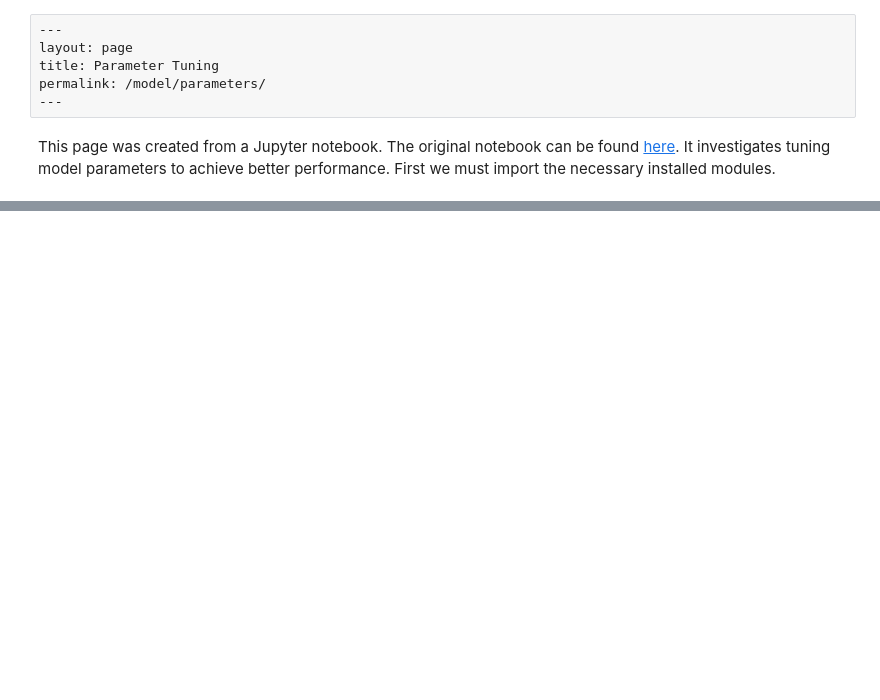
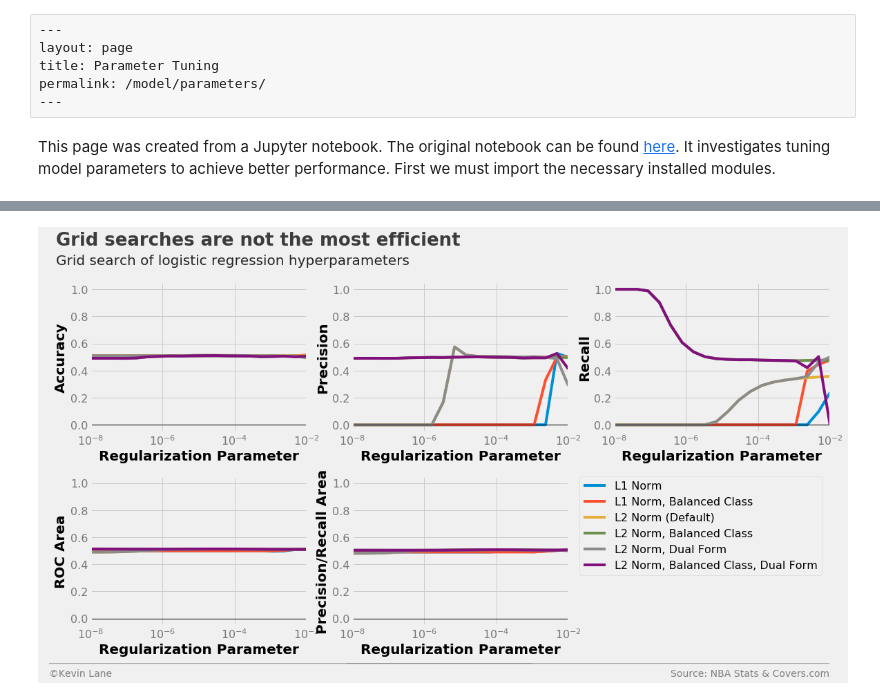
Before and after one commit to klane/databall, a Jupyter notebook: notebooks/parameter-tuning.ipynb, the cells around one changed output, grey strips where cells are left out. Cells and saved outputs as stored; diff of their text form; code cells hidden in the pictures; blank space fills up the shorter version.

Commit message:
Finalize parameter tuning notebook

```diff
--- a/notebooks/parameter-tuning.ipynb
+++ b/notebooks/parameter-tuning.ipynb
@@ -241,0 +45,5 @@ plt.show()
+# %%
+database = Database('../data/nba.db')
+games = database.betting_stats(window=10)
+x_train, y_train, x_test, y_test = train_test_split(games, 2006, 2016,
+                                                    xlabels=util.stat_names() + ['SEASON'])
@@ -241,0 +52,4 @@ plt.show()
+# %%
+stats = ['FGM', 'FGA', 'FG3M', 'FG3A', 'FTM', 'FTA', 'OREB', 'DREB', 'AST', 'TOV', 'STL', 'BLK']
+stats = ['TEAM_' + s for s in stats] + ['POSSESSIONS']
+stats += [s + '_AWAY' for s in stats] + ['HOME_SPREAD']
@@ -241,0 +62,28 @@ plt.show()
+# %%
+# Create functions that return logistic regression models with different parameters
+models = [partial(LogisticRegression, penalty='l1'),
+          partial(LogisticRegression, penalty='l1', class_weight='balanced'),
+          partial(LogisticRegression),
+          partial(LogisticRegression, class_weight='balanced'),
+          partial(LogisticRegression, dual=True),
+          partial(LogisticRegression, class_weight='balanced', dual=True)]
+
+start = -8
+stop = -2
+C_vec = np.logspace(start=start, stop=stop, num=20)
+results = calculate_metrics(models, x_train, y_train, stats, 'C', C_vec, k=6)
+legend = ['L1 Norm', 'L1 Norm, Balanced Class', 'L2 Norm (Default)',
+          'L2 Norm, Balanced Class', 'L2 Norm, Dual Form', 'L2 Norm, Balanced Class, Dual Form']
+
+fig, ax = plot_metrics(C_vec, results, 'Regularization Parameter', log=True)
+
+ax[-1].legend(legend, fontsize=16, bbox_to_anchor=(1.05, 1), borderaxespad=0)
+[a.set_xlim(10**start, 10**stop) for a in ax]
+[a.set_ylim(-0.05, 1.05) for a in ax]
+title = 'Grid searches are not the most efficient'
+subtitle = 'Grid search of logistic regression hyperparameters'
+format_538(fig, 'NBA Stats & Covers.com', ax=ax, title=title, subtitle=subtitle, xoff=(-0.22, 3.45),
+           yoff=(-1.54, -1.64), toff=(-.16, 1.25), soff=(-0.16, 1.12), n=100)
+plt.show()
+# %% [output]
+[figure, added]
```
Also changed, not shown: parts of 52 cells of this notebook.
